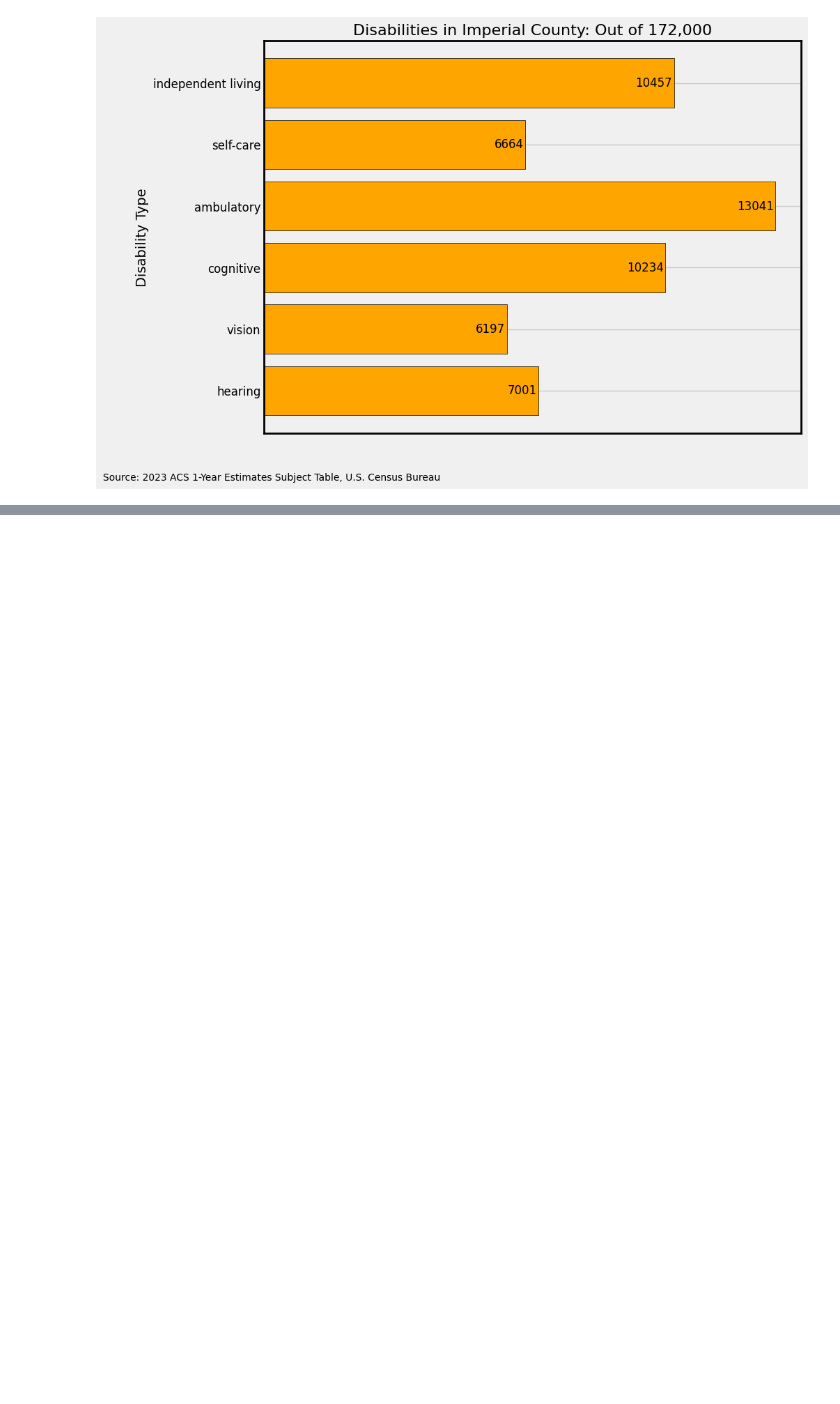
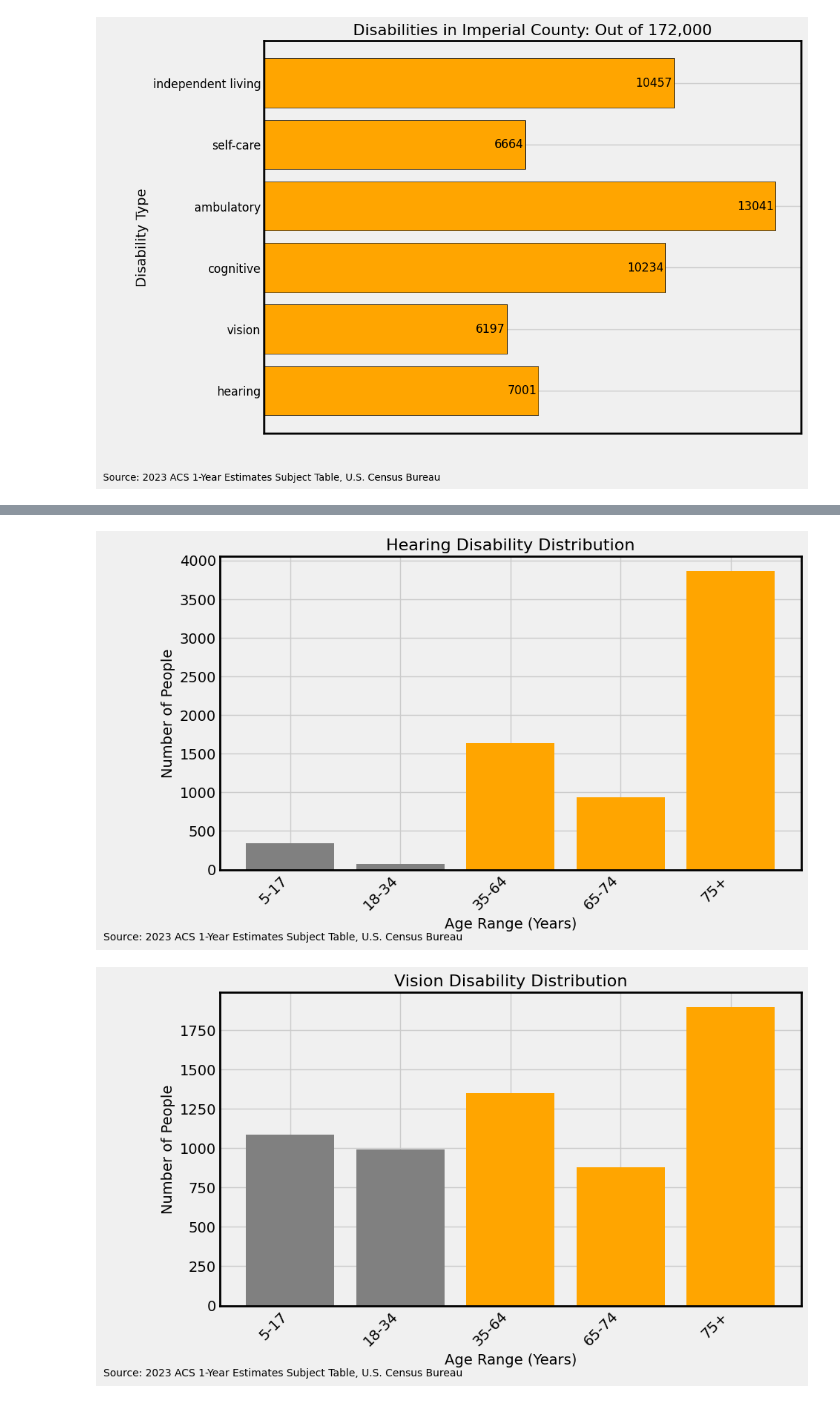
Before and after one commit to BigDataForSanDiego/Team-135, a Jupyter notebook: research/disabilities_research.ipynb, the cells around one changed output, grey strips where cells are left out. Saved outputs shown, nothing was run; the diff lists cells and outputs as text; code cells hidden in the pictures; blank space fills up the shorter version.

```diff
--- a/research/disabilities_research.ipynb
+++ b/research/disabilities_research.ipynb
@@ -97,0 +206,19 @@ plt.show()
+# %%
+types_of_df = [hearing_df, vision_df, cognitive_df, ambulatory_df, self_care_df, independent_df]
+types_name = [
+    'Hearing Disability',
+    'Vision Disability',
+    'Cognitive Disability',
+    'Ambulatory Disability',
+    'Self-Care Disability',
+    'Independent Living Disability'
+    ]
+# %%
+for ind, df in enumerate(types_of_df):
+    if df.shape[0] == 6:
+        plot_age_6_5(types_name[ind], df)
+    else:
+        plot_age_5_5(types_name[ind], df)
+# %% [output]
+[figure, added]
+[figure, added]
```
Also changed, not shown: parts of 18 cells of this notebook, 1 other file.
